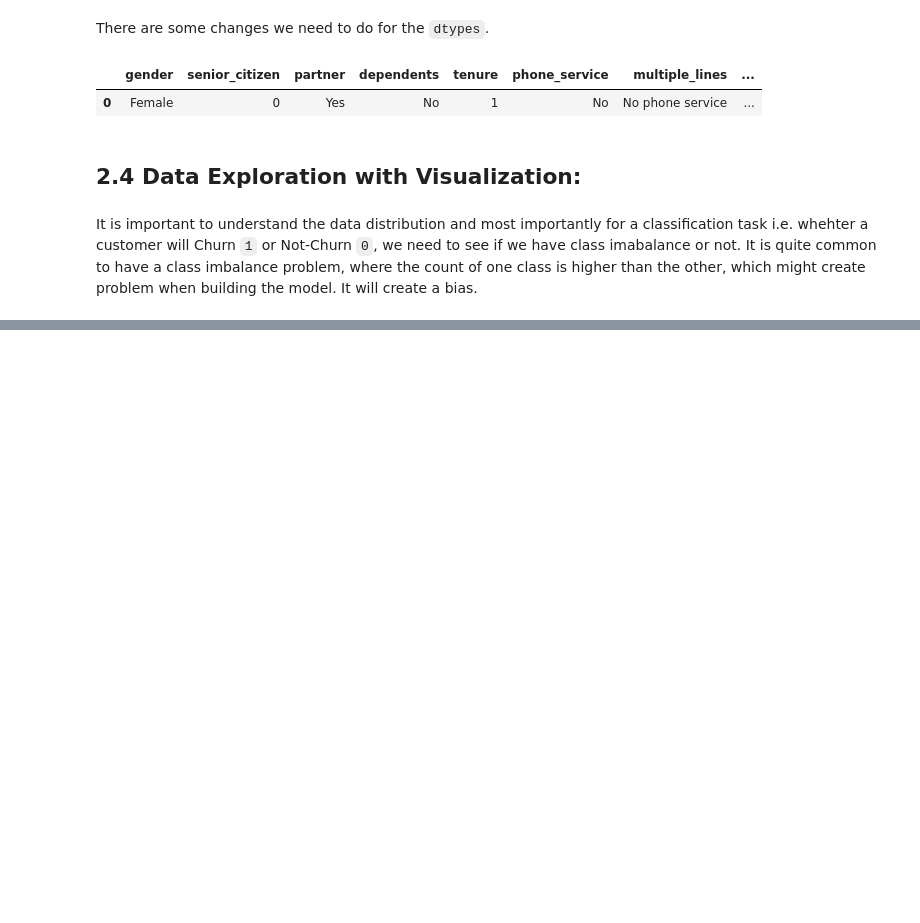
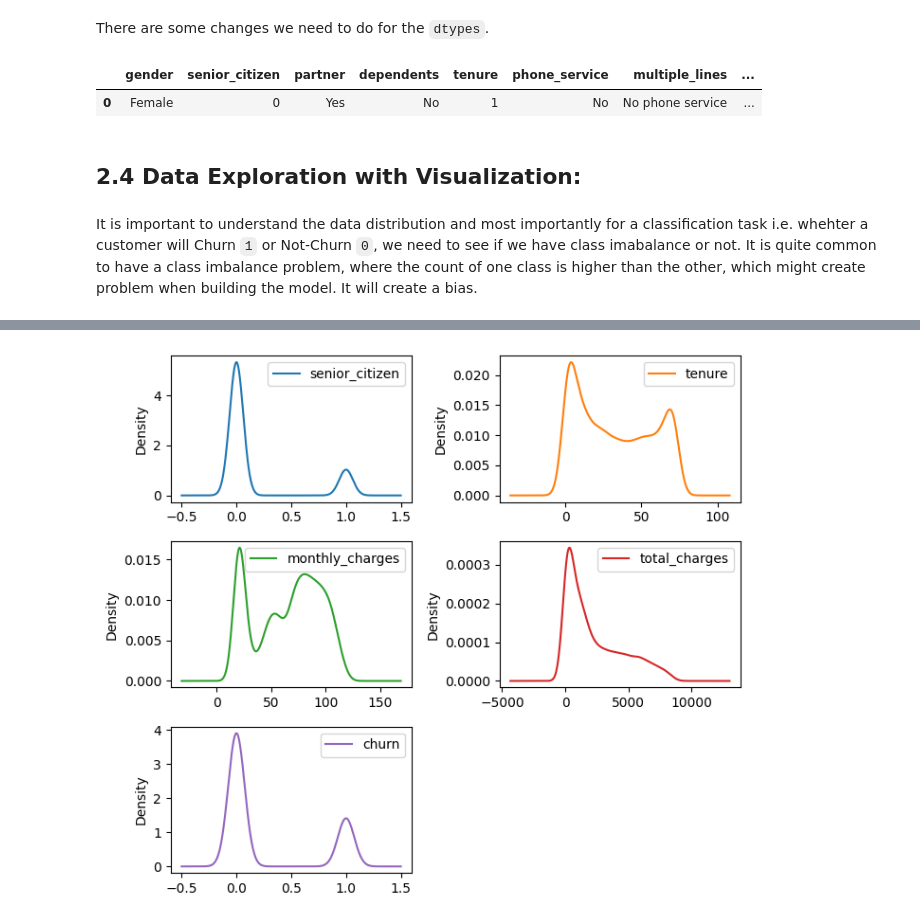
Before and after one commit to Nishan-k/Churn-prediction-and-analysis, a Jupyter notebook: customer_churn_ml/Untitled.ipynb, the cells around one changed output, grey strips where cells are left out. Saved outputs shown, nothing was run; the diff lists cells and outputs as text; code cells hidden in the pictures; blank space fills up the shorter version.

```diff
--- a/customer_churn_ml/Untitled.ipynb
+++ b/customer_churn_ml/Untitled.ipynb
@@ -97,0 +163,6 @@ It is important to understand the data distribution and most importantly for a c
+# %%
+df.plot(kind='density', subplots=True, layout=(3, 2), figsize=(7, 6), sharex=False)
+plt.tight_layout()
+plt.show()
+# %% [output]
+[figure, added]
```
Also changed, not shown: parts of 19 cells of this notebook.
